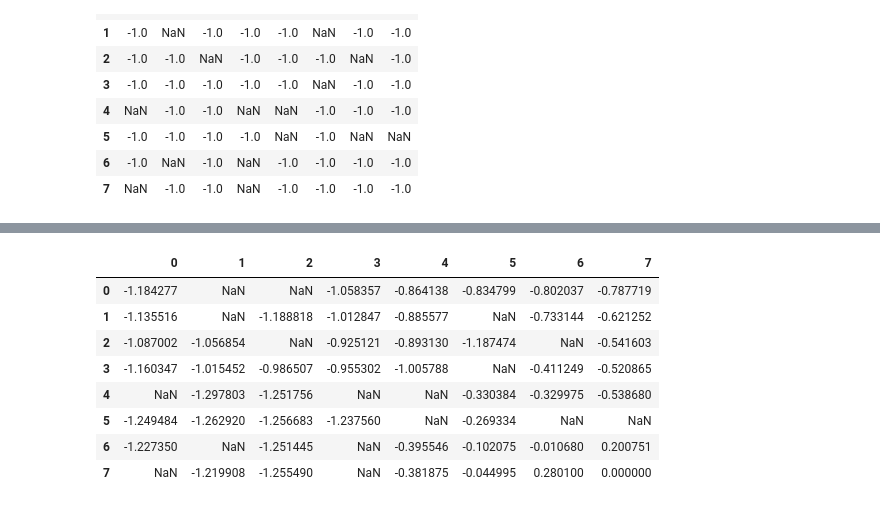
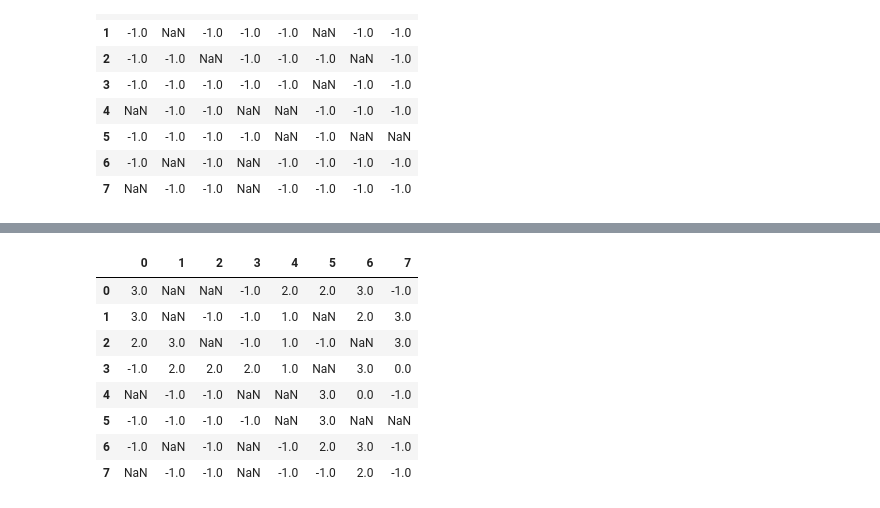
Before and after one commit to cesar-claros/RL_tutorial, a Jupyter notebook: RL_maze_tabular.ipynb, the cells around one changed output, grey strips where cells are left out. Cells and saved outputs as stored; diff of their text form; code cells hidden in the pictures.

```diff
--- a/RL_maze_tabular.ipynb
+++ b/RL_maze_tabular.ipynb
@@ -196,7 +208,7 @@ action = select_action(V_table, qmaze.state, exploration_rate)
 # Generar tabla de acciones inicial
 def init_action_table(shape):
     action_table = -np.ones(shape)
-    action_table_shape = a_table.shape # (8,8)
+    action_table_shape = action_table.shape # (8,8)
     action_table[~np.array(maze).astype('bool')] = np.nan
     return action_table
 # %%
@@ -316,17 +328,17 @@ for _ in tqdm(range(NUM_EPISODES)):
         # Reasignar estado
         state = state_
 # %%
-pd.DataFrame(V_table)
+pd.DataFrame(action_table)
 # %% [output]
 |  | 0 | 1 | 2 | 3 | 4 | 5 | 6 | 7 |
-| 0 | -1.184277 | NaN | NaN | -1.058357 | -0.864138 | -0.834799 | -0.802037 | -0.787719 |
-| 1 | -1.135516 | NaN | -1.188818 | -1.012847 | -0.885577 | NaN | -0.733144 | -0.621252 |
-| 2 | -1.087002 | -1.056854 | NaN | -0.925121 | -0.893130 | -1.187474 | NaN | -0.541603 |
-| 3 | -1.160347 | -1.015452 | -0.986507 | -0.955302 | -1.005788 | NaN | -0.411249 | -0.520865 |
-| 4 | NaN | -1.297803 | -1.251756 | NaN | NaN | -0.330384 | -0.329975 | -0.538680 |
-| 5 | -1.249484 | -1.262920 | -1.256683 | -1.237560 | NaN | -0.269334 | NaN | NaN |
-| 6 | -1.227350 | NaN | -1.251445 | NaN | -0.395546 | -0.102075 | -0.010680 | 0.200751 |
-| 7 | NaN | -1.219908 | -1.255490 | NaN | -0.381875 | -0.044995 | 0.280100 | 0.000000 |
+| 0 | 3.0 | NaN | NaN | -1.0 | 2.0 | 2.0 | 3.0 | -1.0 |
+| 1 | 3.0 | NaN | -1.0 | -1.0 | 1.0 | NaN | 2.0 | 3.0 |
+| 2 | 2.0 | 3.0 | NaN | -1.0 | 1.0 | -1.0 | NaN | 3.0 |
+| 3 | -1.0 | 2.0 | 2.0 | 2.0 | 1.0 | NaN | 3.0 | 0.0 |
+| 4 | NaN | -1.0 | -1.0 | NaN | NaN | 3.0 | 0.0 | -1.0 |
+| 5 | -1.0 | -1.0 | -1.0 | -1.0 | NaN | 3.0 | NaN | NaN |
+| 6 | -1.0 | NaN | -1.0 | NaN | -1.0 | 2.0 | 3.0 | -1.0 |
+| 7 | NaN | -1.0 | -1.0 | NaN | -1.0 | -1.0 | 2.0 | -1.0 |
 # %%
 fig, ax = plt.subplots(figsize=(5,5))
 # Iniciar tabla de acciones
```
Also changed, not shown: parts of 7 cells of this notebook.
